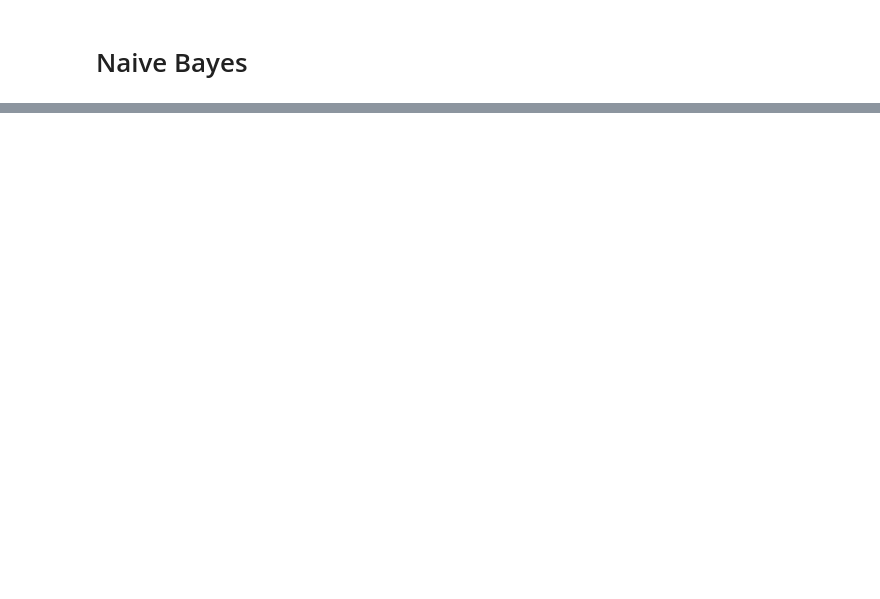
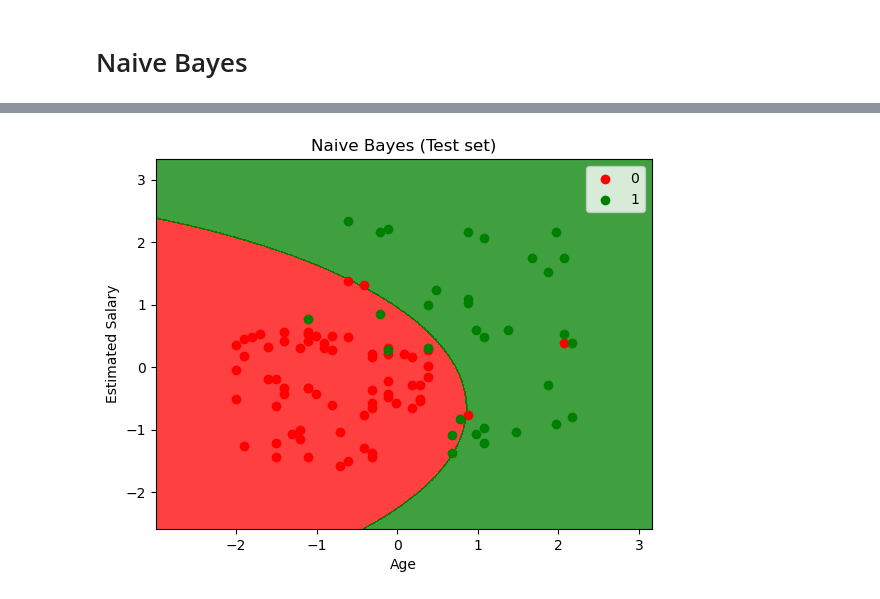
Before and after one commit to Olamilekanvic/Naive-Bayes, a Jupyter notebook: naive_bayes.ipynb, the cells around one changed output, grey strips where cells are left out. Cells and saved outputs as stored; diff of their text form; code cells hidden in the pictures; blank space fills up the shorter version.

```diff
--- a/naive_bayes.ipynb
+++ b/naive_bayes.ipynb
@@ -61,22 +83,24 @@ plt.show()
 # %%
 # Visualizin the Test Set Result
 
 from matplotlib.colors import ListedColormap
 
 x_set, y_set = x_test, y_test
 x1, x2 = np.meshgrid(
     np.arange(start=x_set[:, 0].min() - 1, stop=x_set[:, 0].max() + 1, step=0.01),
     np.arange(start=x_set[:, 1].min() - 1, stop=x_set[:, 1].max() + 1, step=0.01)
 )
 Z = classifier.predict(np.array([x1.ravel(), x2.ravel()]).T)
 Z = Z.reshape(x1.shape)
 plt.contourf(x1, x2, Z, alpha=0.75, cmap=ListedColormap(('red', 'green')))
 plt.xlim(x1.min(), x1.max())
 plt.ylim(x2.min(), x2.max())
 for i, j in enumerate(np.unique(y_set)):
     plt.scatter(x_set[y_set == j, 0], x_set[y_set == j, 1], c=ListedColormap(('red', 'green'))(i), label=j)
-plt.title('Logistic Regression (Test set)')
+plt.title('Naive Bayes (Test set)')
 plt.xlabel('Age')
 plt.ylabel('Estimated Salary')
 plt.legend()
 plt.show()
+# %% [output]
+[figure, added]
```
Also changed, not shown: parts of 5 cells of this notebook.
